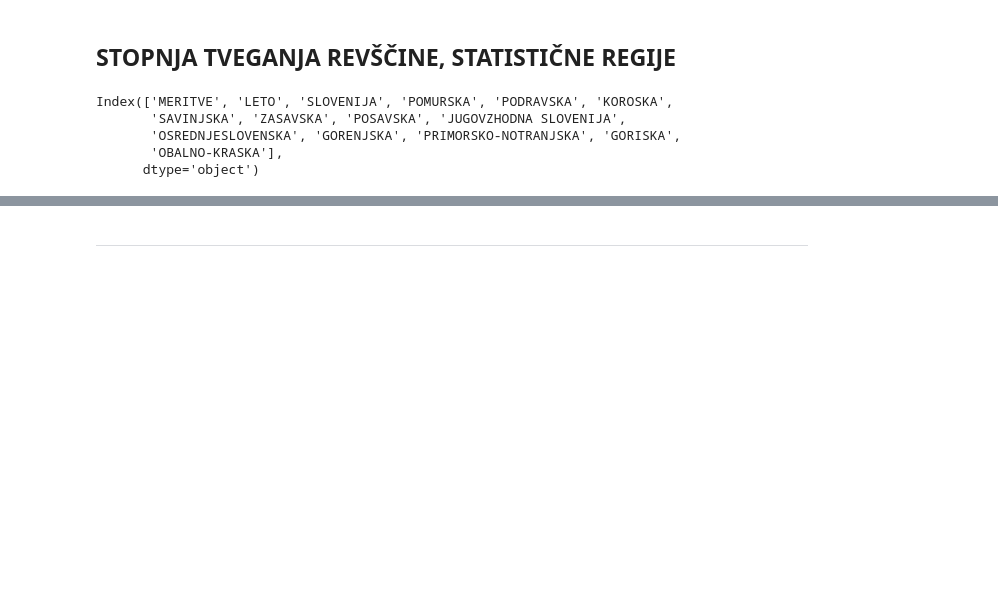
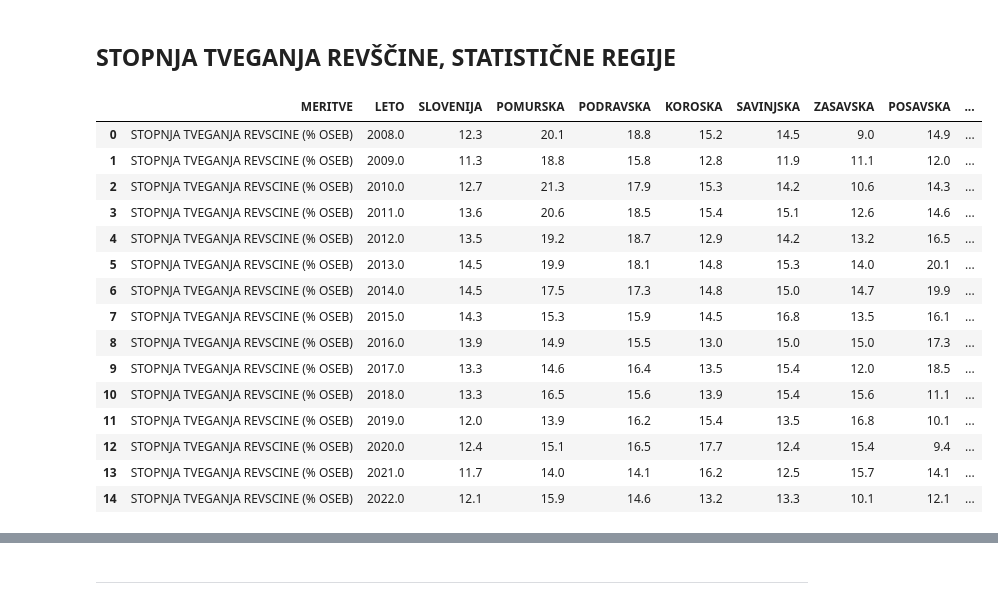
Before and after one commit to janljubic/PR22jlnfzkpmz, a Jupyter notebook: analiza/stopnja_tveganja_revscine/stopnja_tveganja_revscine.ipynb, the cells around one changed output, grey strips where cells are left out. Drawn from its saved outputs; the diff is of its cells as text; code cells hidden in the pictures; blank space fills up the shorter version.

```diff
--- a/analiza/stopnja_tveganja_revscine/stopnja_tveganja_revscine.ipynb
+++ b/analiza/stopnja_tveganja_revscine/stopnja_tveganja_revscine.ipynb
@@ -47,9 +50,23 @@ tveganje_revscine.iloc[:, 1:] = tveganje_revscine.iloc[:, 1:].astype(float)
-# %%
-# Pregled vseh stolpcev
-print(tveganje_revscine.columns)
-# %% [output]
-Index(['MERITVE', 'LETO', 'SLOVENIJA', 'POMURSKA', 'PODRAVSKA', 'KOROSKA',
-       'SAVINJSKA', 'ZASAVSKA', 'POSAVSKA', 'JUGOVZHODNA SLOVENIJA',
-       'OSREDNJESLOVENSKA', 'GORENJSKA', 'PRIMORSKO-NOTRANJSKA', 'GORISKA',
-       'OBALNO-KRASKA'],
-      dtype='object')
+# %%
+# Pregled vseh stolpcev
+stopnja_tveganja_revscine = tveganje_revscine[tveganje_revscine['MERITVE'] == 'STOPNJA TVEGANJA REVSCINE (% OSEB)']
+st_oseb_pod_pragom = tveganje_revscine[tveganje_revscine['MERITVE'] == 'STEVILO OSEB POD PRAGOM TVEGANJA REVSCINE']
+
+stopnja_tveganja_revscine
+# %% [output]
+|  | MERITVE | LETO | SLOVENIJA | POMURSKA | PODRAVSKA | KOROSKA | SAVINJSKA | ZASAVSKA | POSAVSKA | ... |
+| 0 | STOPNJA TVEGANJA REVSCINE (% OSEB) | 2008.0 | 12.3 | 20.1 | 18.8 | 15.2 | 14.5 | 9.0 | 14.9 | ... |
+| 1 | STOPNJA TVEGANJA REVSCINE (% OSEB) | 2009.0 | 11.3 | 18.8 | 15.8 | 12.8 | 11.9 | 11.1 | 12.0 | ... |
+| 2 | STOPNJA TVEGANJA REVSCINE (% OSEB) | 2010.0 | 12.7 | 21.3 | 17.9 | 15.3 | 14.2 | 10.6 | 14.3 | ... |
+| 3 | STOPNJA TVEGANJA REVSCINE (% OSEB) | 2011.0 | 13.6 | 20.6 | 18.5 | 15.4 | 15.1 | 12.6 | 14.6 | ... |
+| 4 | STOPNJA TVEGANJA REVSCINE (% OSEB) | 2012.0 | 13.5 | 19.2 | 18.7 | 12.9 | 14.2 | 13.2 | 16.5 | ... |
+| 5 | STOPNJA TVEGANJA REVSCINE (% OSEB) | 2013.0 | 14.5 | 19.9 | 18.1 | 14.8 | 15.3 | 14.0 | 20.1 | ... |
+| 6 | STOPNJA TVEGANJA REVSCINE (% OSEB) | 2014.0 | 14.5 | 17.5 | 17.3 | 14.8 | 15.0 | 14.7 | 19.9 | ... |
+| 7 | STOPNJA TVEGANJA REVSCINE (% OSEB) | 2015.0 | 14.3 | 15.3 | 15.9 | 14.5 | 16.8 | 13.5 | 16.1 | ... |
+| 8 | STOPNJA TVEGANJA REVSCINE (% OSEB) | 2016.0 | 13.9 | 14.9 | 15.5 | 13.0 | 15.0 | 15.0 | 17.3 | ... |
+| 9 | STOPNJA TVEGANJA REVSCINE (% OSEB) | 2017.0 | 13.3 | 14.6 | 16.4 | 13.5 | 15.4 | 12.0 | 18.5 | ... |
+| 10 | STOPNJA TVEGANJA REVSCINE (% OSEB) | 2018.0 | 13.3 | 16.5 | 15.6 | 13.9 | 15.4 | 15.6 | 11.1 | ... |
+| 11 | STOPNJA TVEGANJA REVSCINE (% OSEB) | 2019.0 | 12.0 | 13.9 | 16.2 | 15.4 | 13.5 | 16.8 | 10.1 | ... |
+| 12 | STOPNJA TVEGANJA REVSCINE (% OSEB) | 2020.0 | 12.4 | 15.1 | 16.5 | 17.7 | 12.4 | 15.4 | 9.4 | ... |
+| 13 | STOPNJA TVEGANJA REVSCINE (% OSEB) | 2021.0 | 11.7 | 14.0 | 14.1 | 16.2 | 12.5 | 15.7 | 14.1 | ... |
+| 14 | STOPNJA TVEGANJA REVSCINE (% OSEB) | 2022.0 | 12.1 | 15.9 | 14.6 | 13.2 | 13.3 | 10.1 | 12.1 | ... |
```
Also changed, not shown: parts of 7 cells of this notebook.
